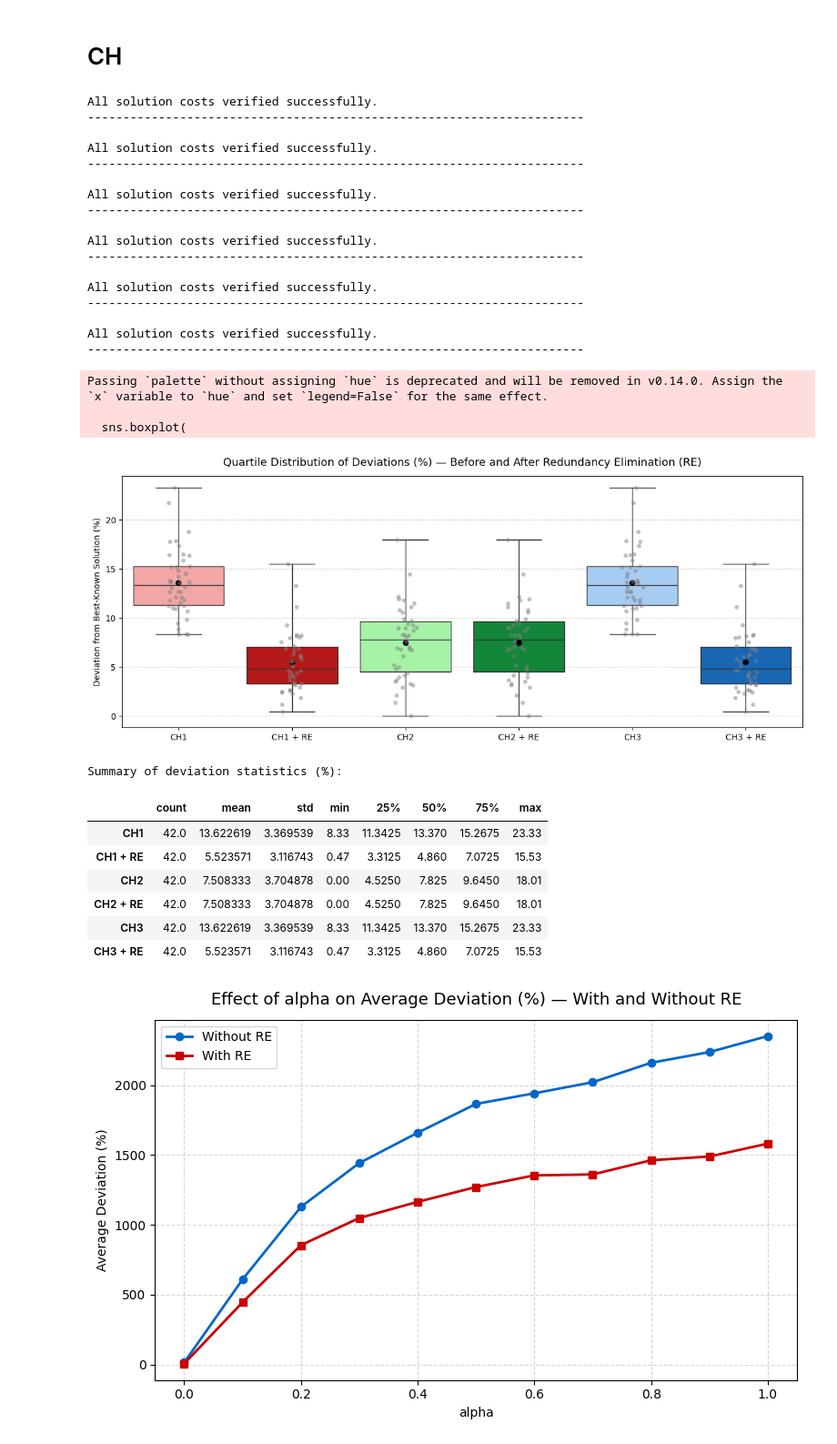
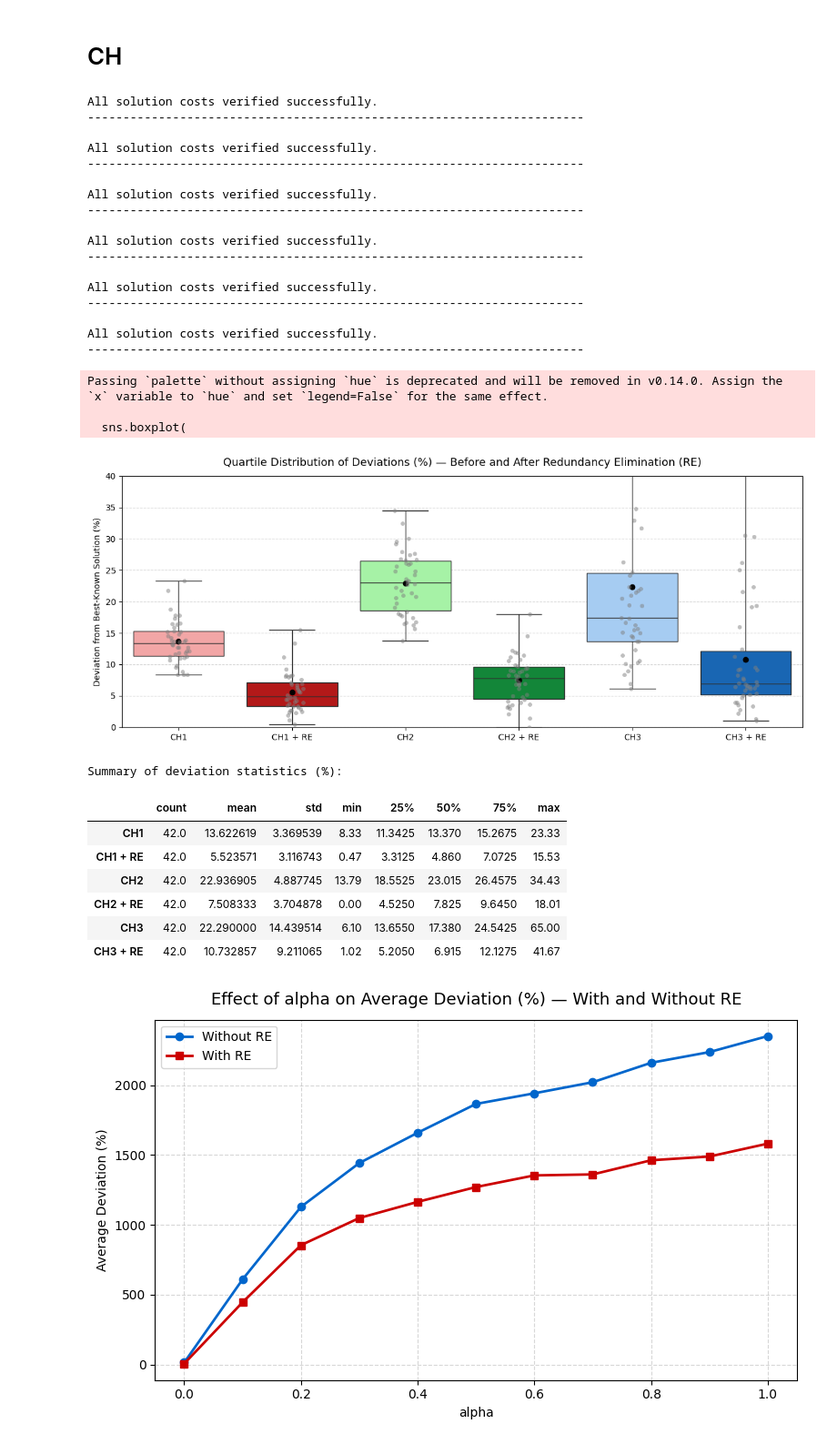
Before and after one commit to Xizesse/Heuristics, a Jupyter notebook: SetCoveringProblem/SCPResultsAanalysis.ipynb, the cells around one changed output. Shown at 91% size. Saved outputs shown, nothing was run; the diff lists cells and outputs as text; code cells hidden in the pictures.

```diff
--- a/SetCoveringProblem/SCPResultsAanalysis.ipynb
+++ b/SetCoveringProblem/SCPResultsAanalysis.ipynb
@@ -212,15 +212,15 @@ import pandas as pd
 import matplotlib.pyplot as plt
 import seaborn as sns
 
-# --- Load results CSVs (for now, reusing same files for placeholders) ---
+# --- Load results CSVs ---
 df_ch1 = load_results("greedy.csv", verbose=False)
 df_ch1_re = load_results("greedy_RE.csv", verbose=False)
-df_ch2 = load_results("squared_RE.csv", verbose=False)
+df_ch2 = load_results("squared.csv", verbose=False)
 df_ch2_re = load_results("squared_RE.csv", verbose=False)
 df_ch3 = load_results("random.csv", verbose=False)
-df_ch3_re = load_results("randomized_RE.csv", verbose=False)
+df_ch3_re = load_results("random_RE.csv", verbose=False)
 
-# --- Combine relevant columns (reusing data for now) ---
+# --- Combine relevant columns ---
 data = pd.DataFrame({
     "CH1": df_ch1["deviation_%"].dropna(),
     "CH1 + RE": df_ch1_re["deviation_%"].dropna(),
@@ -233,7 +233,7 @@ data = pd.DataFrame({
 # --- Melt into long format ---
 data_melted = data.melt(var_name="Heuristic", value_name="Deviation (%)")
 
-# --- Custom palette: Red, Green, Blue (lighter = before RE, darker = after RE) ---
+# --- Custom palette: Red, Green, Blue ---
 palette = {
     "CH1": "#ff9999", "CH1 + RE": "#cc0000",   # reds
     "CH2": "#99ff99", "CH2 + RE": "#009933",   # greens
@@ -249,7 +249,7 @@ sns.boxplot(
     palette=palette,
     showmeans=True,
     meanprops={"marker": "o", "markerfacecolor": "black", "markeredgecolor": "black"},
-    whis=(0, 100),   # whiskers extend to full data (no outliers removed)
+    whis=(0, 100),
     showfliers=False
 )
 
@@ -263,47 +263,50 @@ sns.stripplot(
     jitter=True
 )
 
+# --- Crop y-axis to 0–40% ---
+plt.ylim(-0.05, 40)
+
 plt.title("Quartile Distribution of Deviations (%) — Before and After Redundancy Elimination (RE)",
           fontsize=13, pad=12)
 plt.ylabel("Deviation from Best-Known Solution (%)")
 plt.xlabel("")
 plt.grid(axis="y", linestyle="--", alpha=0.5)
 plt.tight_layout()
 plt.show()
 
-# --- Summary statistics for reporting ---
+# --- Summary statistics ---
 print("Summary of deviation statistics (%):")
 display(data.describe(percentiles=[0.25, 0.5, 0.75]).T)
 # %% [output]
 All solution costs verified successfully.
 ----------------------------------------------------------------------
 
 All solution costs verified successfully.
 ----------------------------------------------------------------------
 
 All solution costs verified successfully.
 ----------------------------------------------------------------------
 
 All solution costs verified successfully.
 ----------------------------------------------------------------------
 
 All solution costs verified successfully.
 ----------------------------------------------------------------------
 
 All solution costs verified successfully.
 ----------------------------------------------------------------------
 Passing `palette` without assigning `hue` is deprecated and will be removed in v0.14.0. Assign the `x` variable to `hue` and set `legend=False` for the same effect.
 
   sns.boxplot(
-[figure, old version]
+[figure, new version]
 Summary of deviation statistics (%):
 |  | count | mean | std | min | 25% | 50% | 75% | max |
 | CH1 | 42.0 | 13.622619 | 3.369539 | 8.33 | 11.3425 | 13.370 | 15.2675 | 23.33 |
 | CH1 + RE | 42.0 | 5.523571 | 3.116743 | 0.47 | 3.3125 | 4.860 | 7.0725 | 15.53 |
-| CH2 | 42.0 | 7.508333 | 3.704878 | 0.00 | 4.5250 | 7.825 | 9.6450 | 18.01 |
+| CH2 | 42.0 | 22.936905 | 4.887745 | 13.79 | 18.5525 | 23.015 | 26.4575 | 34.43 |
 | CH2 + RE | 42.0 | 7.508333 | 3.704878 | 0.00 | 4.5250 | 7.825 | 9.6450 | 18.01 |
-| CH3 | 42.0 | 13.622619 | 3.369539 | 8.33 | 11.3425 | 13.370 | 15.2675 | 23.33 |
-| CH3 + RE | 42.0 | 5.523571 | 3.116743 | 0.47 | 3.3125 | 4.860 | 7.0725 | 15.53 |
+| CH3 | 42.0 | 22.290000 | 14.439514 | 6.10 | 13.6550 | 17.380 | 24.5425 | 65.00 |
+| CH3 + RE | 42.0 | 10.732857 | 9.211065 | 1.02 | 5.2050 | 6.915 | 12.1275 | 41.67 |
 # %%
 # ============================================================
 # 📈 Comparison: Impact of Alpha on Average Deviation (%)
```
Also changed, not shown: parts of 4 cells of this notebook, 25 other files.
